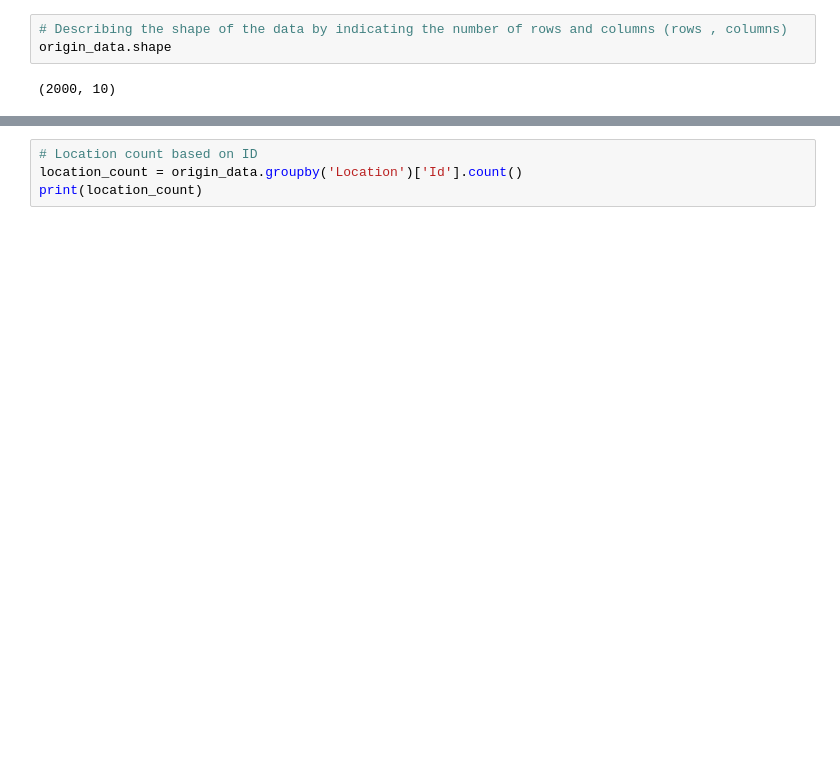
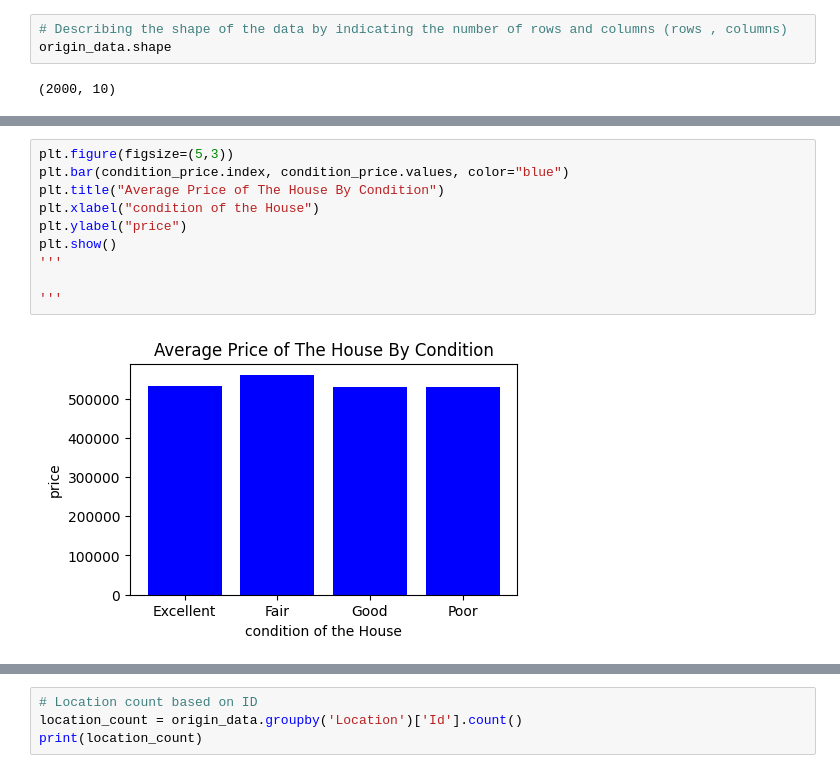
Before and after one commit to FDernawi/Project_1-Housing_Price_Predictions, a Jupyter notebook: Files/Project_1.ipynb, the cells around one changed output, grey strips where cells are left out. Drawn from its saved outputs; the diff is of its cells as text; blank space fills up the shorter version.

```diff
--- a/Files/Project_1.ipynb
+++ b/Files/Project_1.ipynb
@@ -82,2 +80,14 @@ print(condition_price)
+# %%
+plt.figure(figsize=(5,3))
+plt.bar(condition_price.index, condition_price.values, color="blue")
+plt.title("Average Price of The House By Condition")
+plt.xlabel("condition of the House")
+plt.ylabel("price")
+plt.show()
+'''
+
+'''
+# %% [output]
+[figure, added]
 # %%
 # analysing the price of house based on number of bedrooms
```
Also changed, not shown: parts of 51 cells of this notebook.
